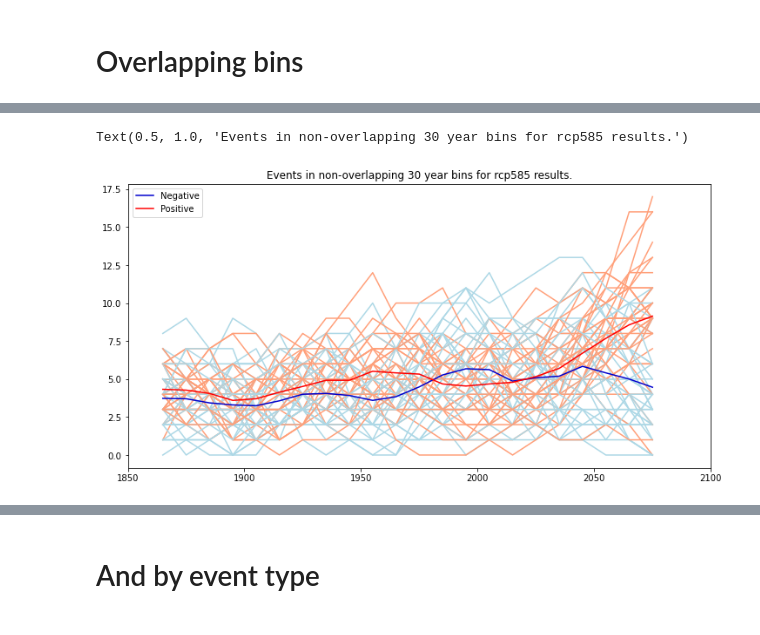
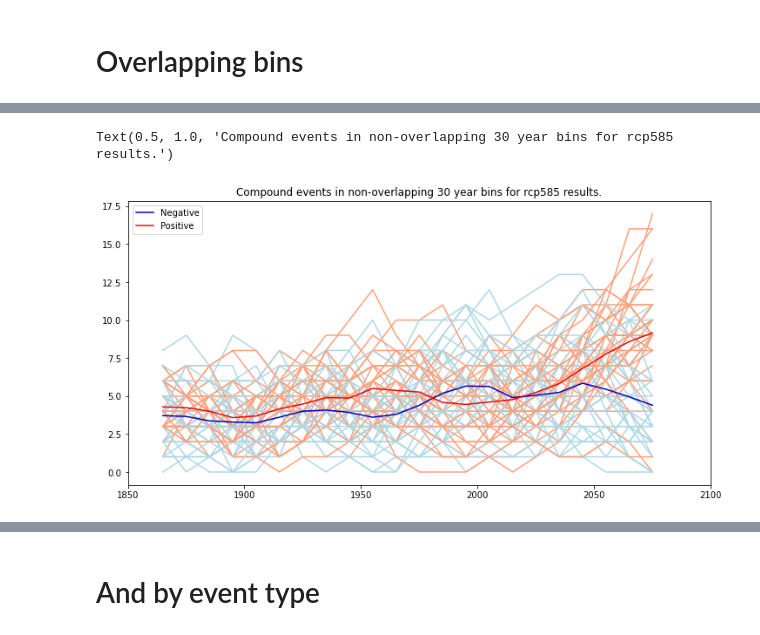
Before and after one commit to anton-seaice/compound, a Jupyter notebook: cmipCompounds.ipynb, the cells around one changed output, grey strips where cells are left out. Cells and saved outputs as stored; diff of their text form; code cells hidden in the pictures.

```diff
--- a/cmipCompounds.ipynb
+++ b/cmipCompounds.ipynb
@@ -238,19 +240,19 @@ binnedNegCount = overlapBinFireNeg.anyCompound
 # %%
 fig = plt.figure(figsize=(12,6))
 
 for iMod in binnedNegCount.model.values:
     plt.plot(binnedNegCount.year, binnedNegCount.sel(model=iMod).values, color='lightblue')
     plt.plot(binnedPosCount.year, binnedPosCount.sel(model=iMod).values, color='lightsalmon')
 
 plt.plot(binnedNegCount.year, binnedNegCount.mean(dim='model') , color='mediumblue', label='Negative')
 plt.plot(binnedPosCount.year, binnedPosCount.mean(dim='model') , color='red', label = 'Positive')
 
 plt.xlim(1850, 2100)
 plt.legend()
-plt.title('Events in non-overlapping 30 year bins for rcp585 results.')
+plt.title('Compound events in non-overlapping 30 year bins for rcp585 results.')
 # %% [output]
-Text(0.5, 1.0, 'Events in non-overlapping 30 year bins for rcp585 results.')
+Text(0.5, 1.0, 'Compound events in non-overlapping 30 year bins for rcp585 results.')
-[figure, old version]
+[figure, new version]
 # %%
 plt.figure(figsize=(12,12))
 
```
Also changed, not shown: parts of 23 cells of this notebook, 35 other files.
